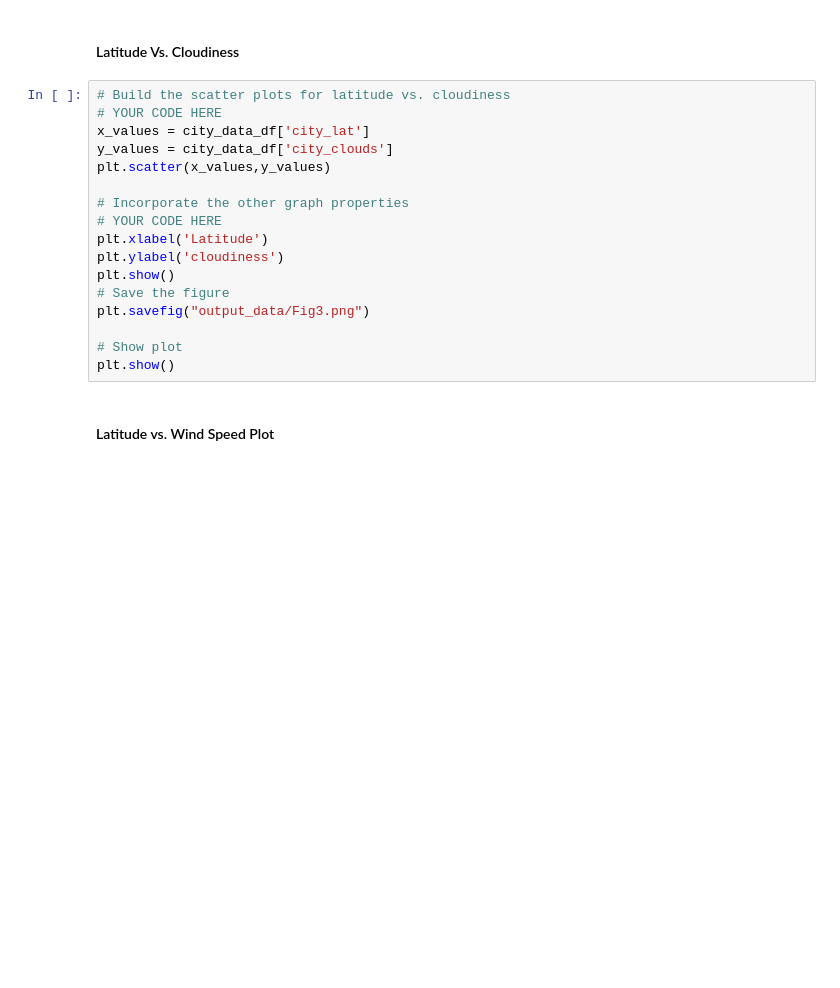
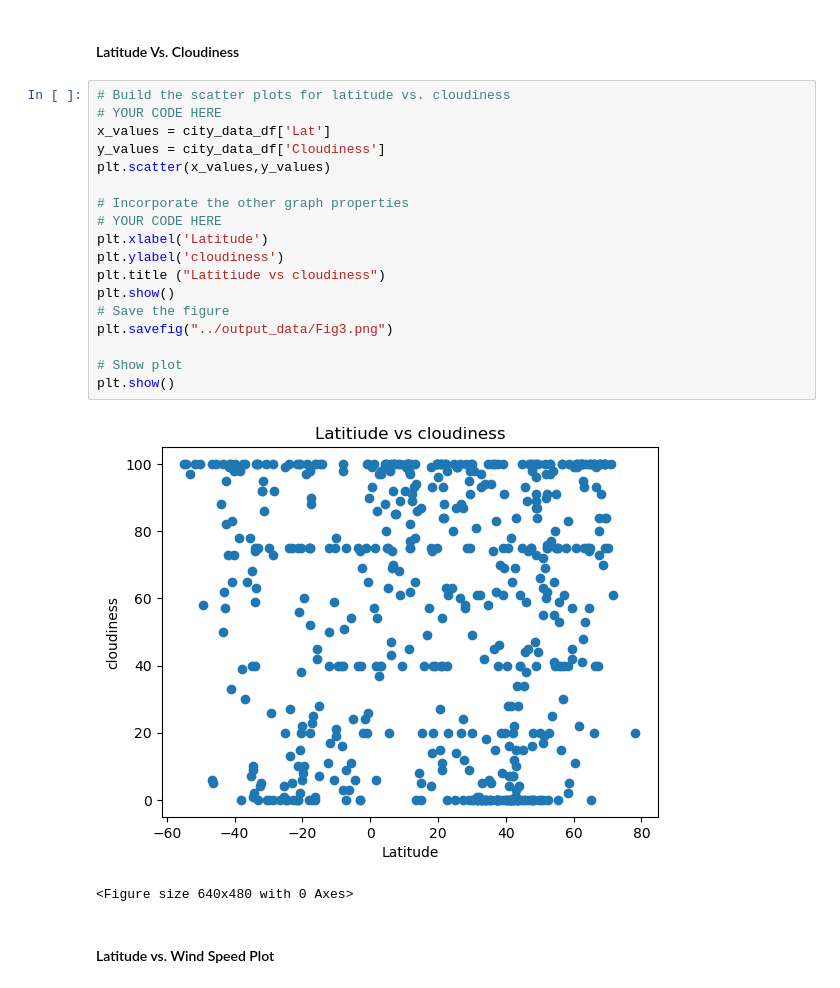
Before and after one commit to stephfer17/python-api-challenge, a Jupyter notebook: WeatherPy.ipynb, the cells around one changed output. Saved outputs shown, nothing was run; the diff lists cells and outputs as text; blank space fills up the shorter version.

```diff
--- a/WeatherPy.ipynb
+++ b/WeatherPy.ipynb
@@ -221,20 +234,24 @@ plt.show()
 # %%
 # Build the scatter plots for latitude vs. cloudiness
 # YOUR CODE HERE
-x_values = city_data_df['city_lat']
-y_values = city_data_df['city_clouds']
+x_values = city_data_df['Lat']
+y_values = city_data_df['Cloudiness']
 plt.scatter(x_values,y_values)
 
 # Incorporate the other graph properties
 # YOUR CODE HERE
 plt.xlabel('Latitude')
 plt.ylabel('cloudiness')
+plt.title ("Latitiude vs cloudiness")
 plt.show()
 # Save the figure
-plt.savefig("output_data/Fig3.png")
+plt.savefig("../output_data/Fig3.png")
 
 # Show plot
 plt.show()
+# %% [output]
+[figure, added]
+<Figure size 640x480 with 0 Axes>
 # %% [markdown]
 #### Latitude vs. Wind Speed Plot
 # %%
```
Also changed, not shown: parts of 33 cells of this notebook.
